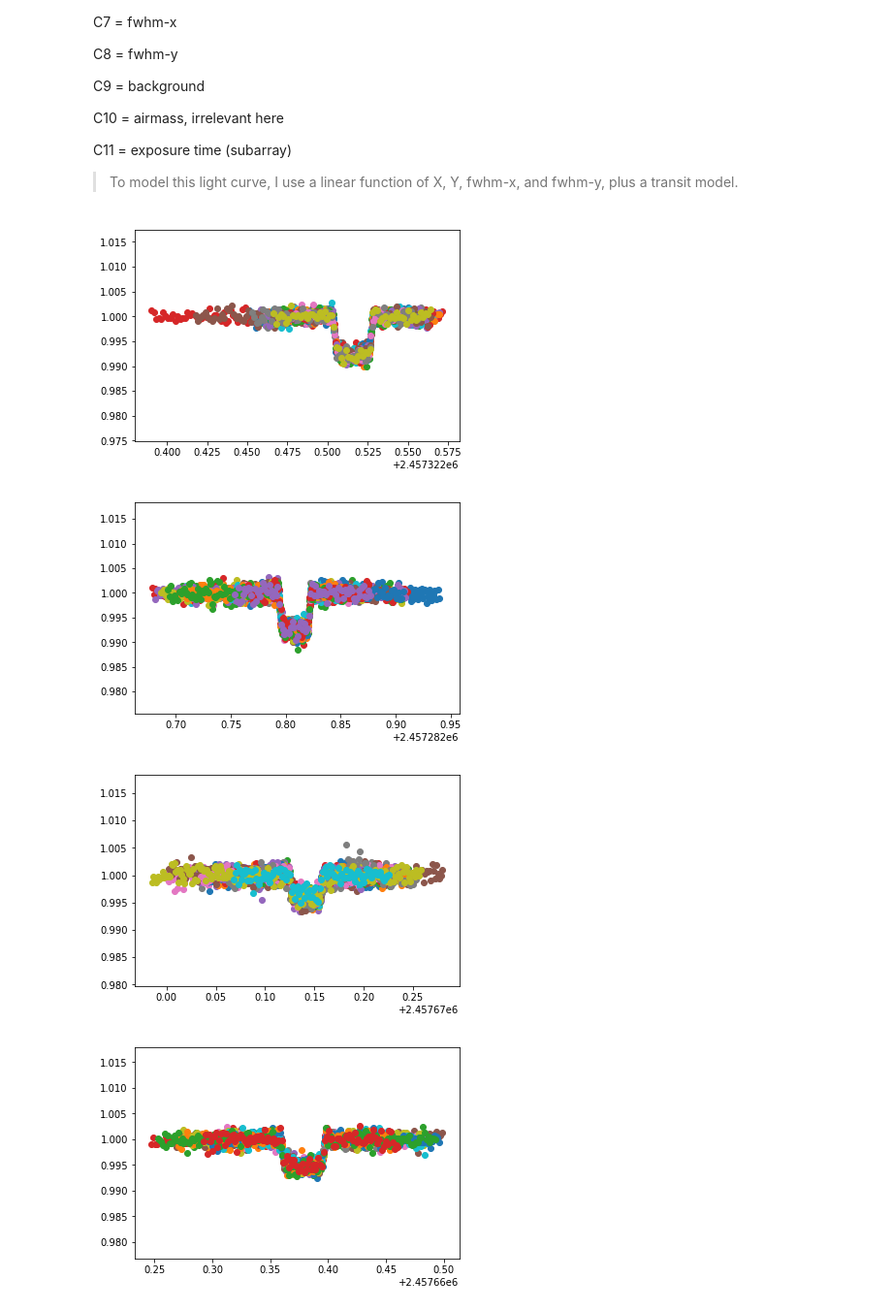
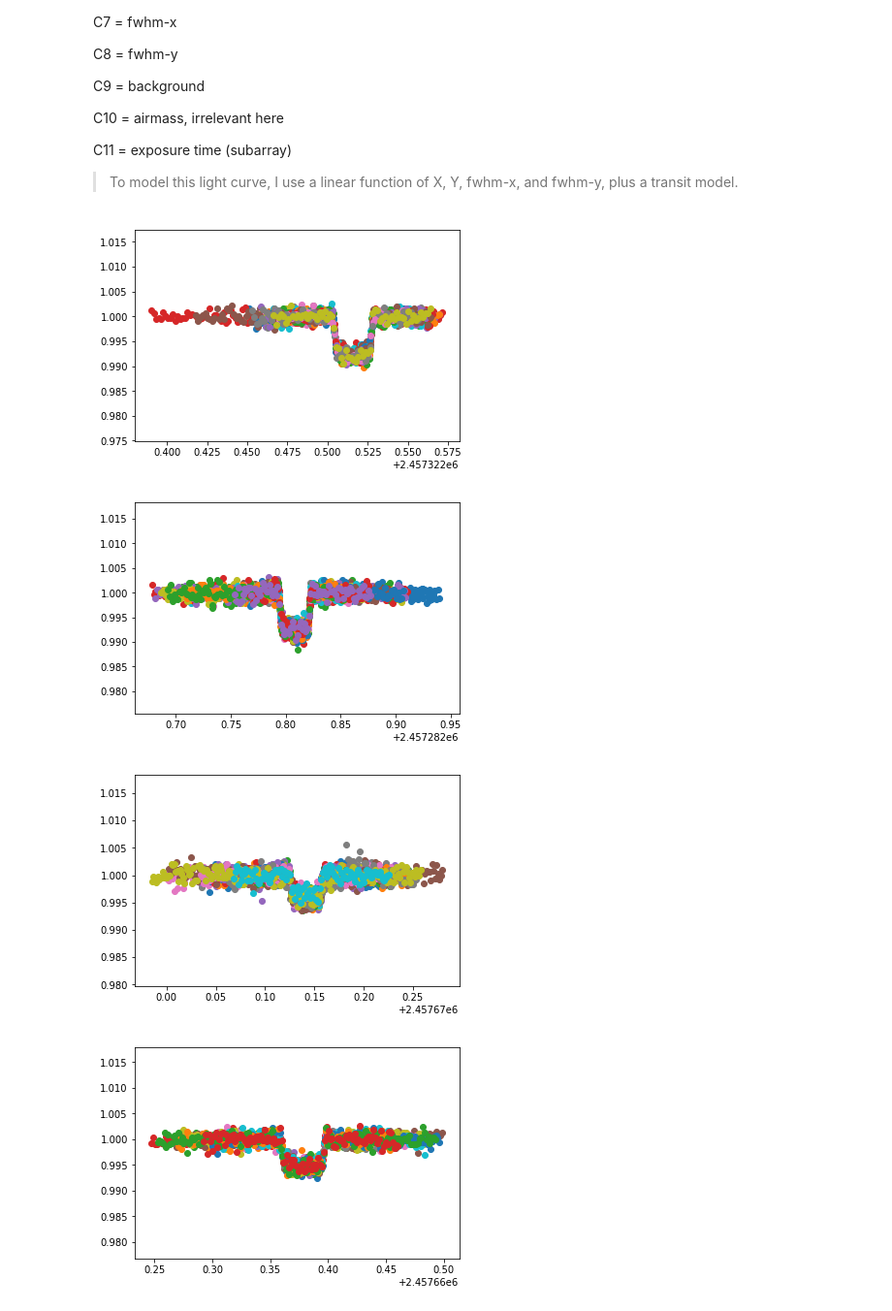
Before and after one commit to bmorris3/trappist1_robin, a Jupyter notebook: regress_lcs.ipynb, the cells around one changed output. Shown at 97% size. Cells and saved outputs as stored; diff of their text form; code cells hidden in the pictures.

```diff
--- a/regress_lcs.ipynb
+++ b/regress_lcs.ipynb
@@ -70,37 +70,37 @@ for planet, ttvs in zip(list('bcdefgh'), all_ttvs):
 
         ttv = ttvs[np.argmin(np.abs(bjd.mean() - ttvs))]
 
         bjd = bjd - ttv + trappist1(planet).t0
 
 #         plt.scatter(bjd, flux)
 #     plt.show()
 
         all_transits = trappist1_all_transits(bjd)
 
         oot = np.all(all_transits == 1, axis=1)
 
         t = bjd - bjd.mean()
-        X_all = np.vstack([t, x, y, fwhmx, fwhmy, bg]).T
+        X_all = np.vstack([t, x, y, fwhmx, fwhmy]).T
 
-#         X_all = np.vstack([x, y, fwhmx, fwhmy]).T
+#         X_all = np.vstack([x, y, fwhmx, fwhmy, bg]).T
 
 
         X = X_all[oot, :]
 
         omega = np.diag(err[oot]**2)
         omega_inv = np.linalg.inv(omega)
 
         V = np.linalg.inv(X.T @ omega_inv @ X)
         beta = V @ X.T @ omega_inv @ flux[oot]
 
         regressed_lc = flux - (X_all @ beta) + 1
 
         np.savetxt('lightcurves/lc_{0}_{1:03d}.txt'.format(planet, i), np.vstack([bjd, regressed_lc]).T)
         plt.scatter(bjd, regressed_lc)
     plt.show()
 # %% [output]
-[figure, old version]
+[figure, new version]
-[figure, old version]
+[figure, new version]
-[figure, old version]
+[figure, new version]
-[figure, old version]
+[figure, new version]
 [figure]
```
Also changed, not shown: parts of 2 cells of this notebook, 5 other files.
